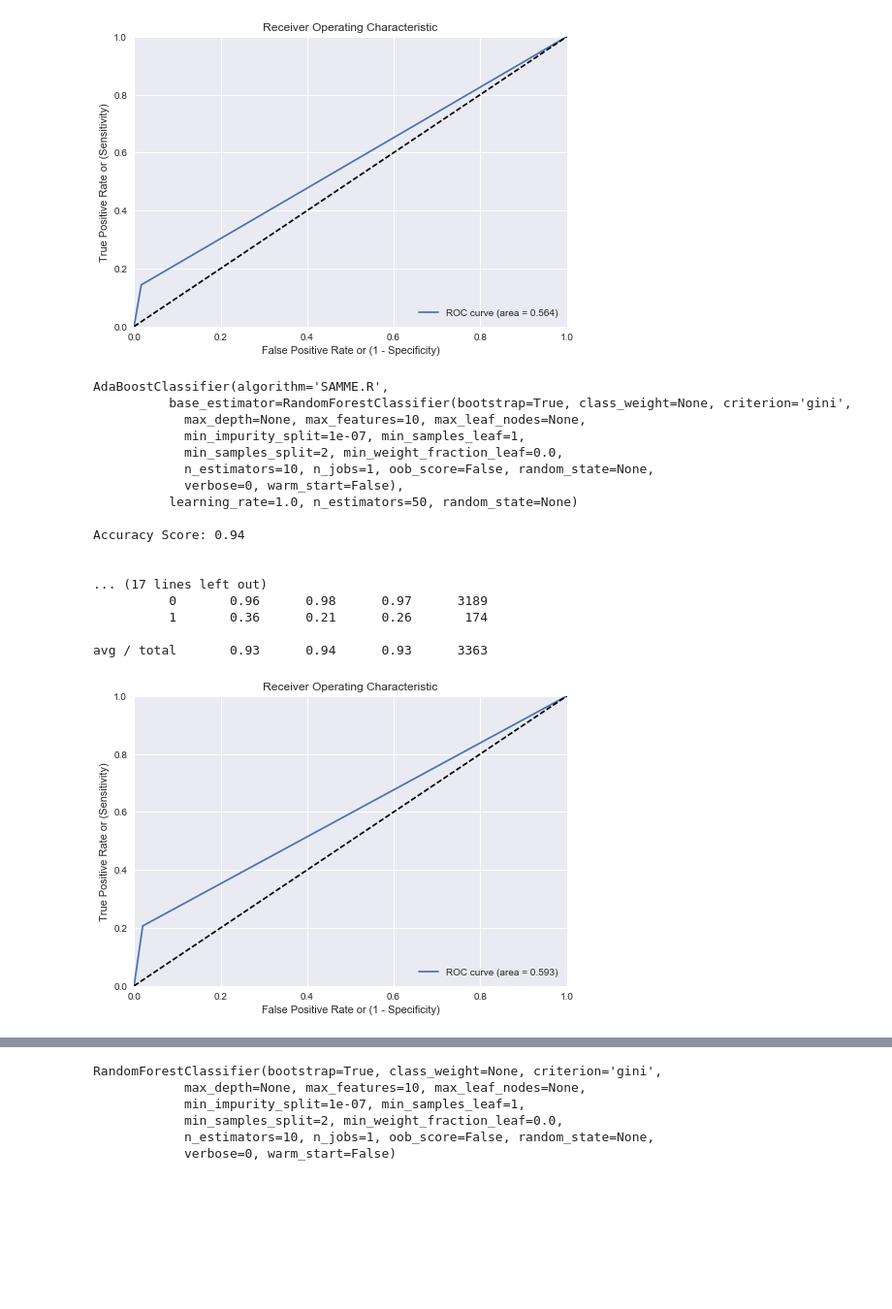
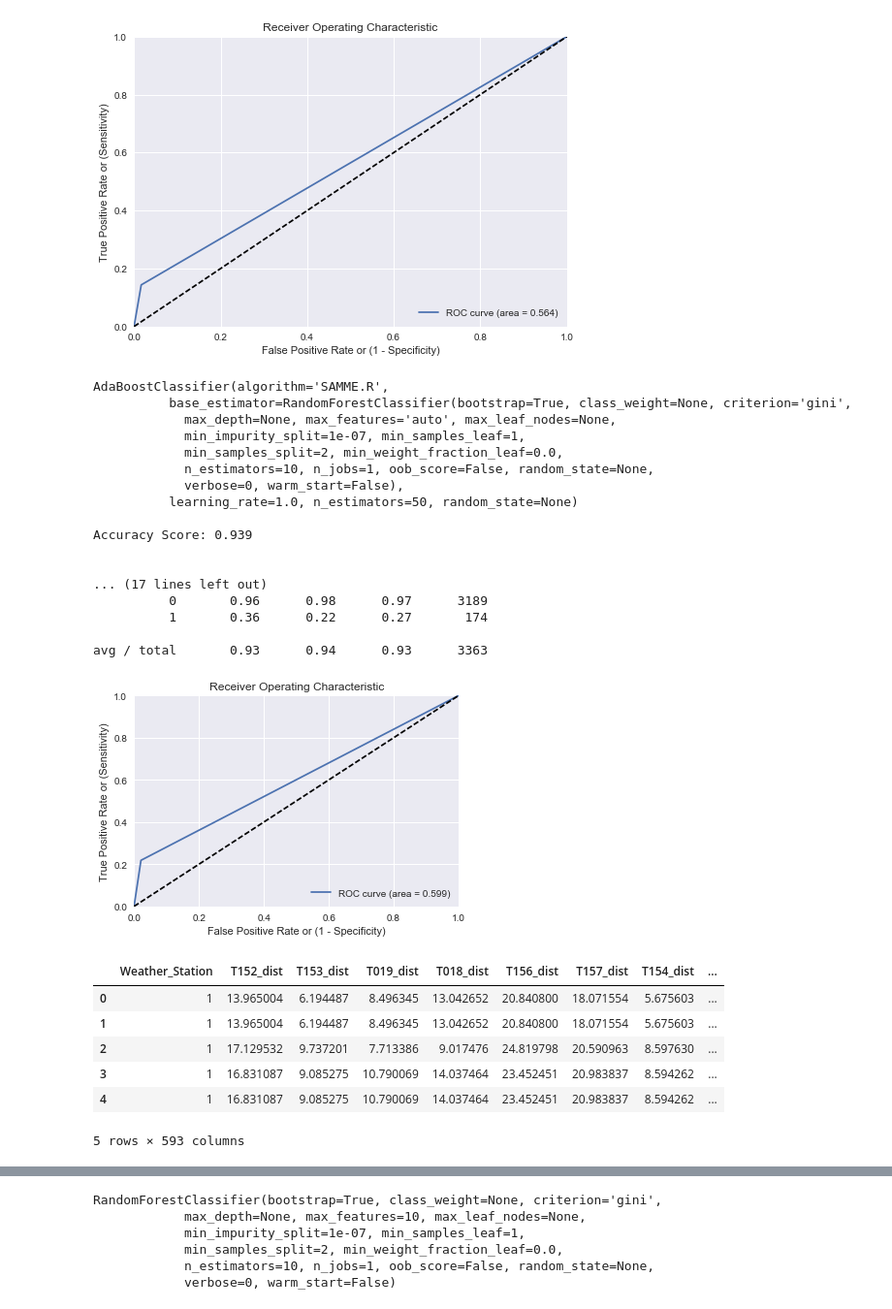
Before and after one commit to austinbrian/skeeter_patrol, a Jupyter notebook: code/BDA-modeling-2.ipynb, the cells around one changed output, grey strips where cells are left out. Shown at 97% size. Cells and saved outputs as stored; diff of their text form; code cells hidden in the pictures; blank space fills up the shorter version.

```diff
--- a/code/BDA-modeling-2.ipynb
+++ b/code/BDA-modeling-2.ipynb
@@ -7,5 +9,6 @@ from sklearn.model_selection import train_test_split, cross_val_score
 # %%
-train = pd.read_csv('../data/train.csv')
+# train = pd.read_csv('../data/train.csv')
+train = pd.read_csv('~/Dropbox/DSI/train.csv')
 cols = [i for i in train.columns]
 train.Date = pd.to_datetime(train.Date)
 
@@ -122,25 +167,36 @@ avg / total       0.92      0.94      0.93      3363
 [figure]
 # %%
 from sklearn.ensemble import AdaBoostClassifier
-rf = RandomForestClassifier(max_features = 10)
+from sklearn.ensemble import RandomForestClassifier
+rf = RandomForestClassifier()
 clf = AdaBoostClassifier(base_estimator=rf)
 evaluate_model(clf)
 # %% [output]
 AdaBoostClassifier(algorithm='SAMME.R',
           base_estimator=RandomForestClassifier(bootstrap=True, class_weight=None, criterion='gini',
-            max_depth=None, max_features=10, max_leaf_nodes=None,
+            max_depth=None, max_features='auto', max_leaf_nodes=None,
             min_impurity_split=1e-07, min_samples_leaf=1,
             min_samples_split=2, min_weight_fraction_leaf=0.0,
             n_estimators=10, n_jobs=1, oob_score=False, random_state=None,
             verbose=0, warm_start=False),
           learning_rate=1.0, n_estimators=50, random_state=None)
 
-Accuracy Score: 0.94
+Accuracy Score: 0.939
 
 
 ... (17 lines left out)
           0       0.96      0.98      0.97      3189
-          1       0.36      0.21      0.26       174
+          1       0.36      0.22      0.27       174
 
 avg / total       0.93      0.94      0.93      3363
-[figure, old version]
+[figure, new version]
+# %%
+train[X_cols].head()
+# %% [output]
+|  | Weather_Station | T152_dist | T153_dist | T019_dist | T018_dist | T156_dist | T157_dist | T154_dist | ... |
+| 0 | 1 | 13.965004 | 6.194487 | 8.496345 | 13.042652 | 20.840800 | 18.071554 | 5.675603 | ... |
+| 1 | 1 | 13.965004 | 6.194487 | 8.496345 | 13.042652 | 20.840800 | 18.071554 | 5.675603 | ... |
+| 2 | 1 | 17.129532 | 9.737201 | 7.713386 | 9.017476 | 24.819798 | 20.590963 | 8.597630 | ... |
+| 3 | 1 | 16.831087 | 9.085275 | 10.790069 | 14.037464 | 23.452451 | 20.983837 | 8.594262 | ... |
+| 4 | 1 | 16.831087 | 9.085275 | 10.790069 | 14.037464 | 23.452451 | 20.983837 | 8.594262 | ... |
+5 rows × 593 columns
```
Also changed, not shown: parts of 9 cells of this notebook, 5 other files.
